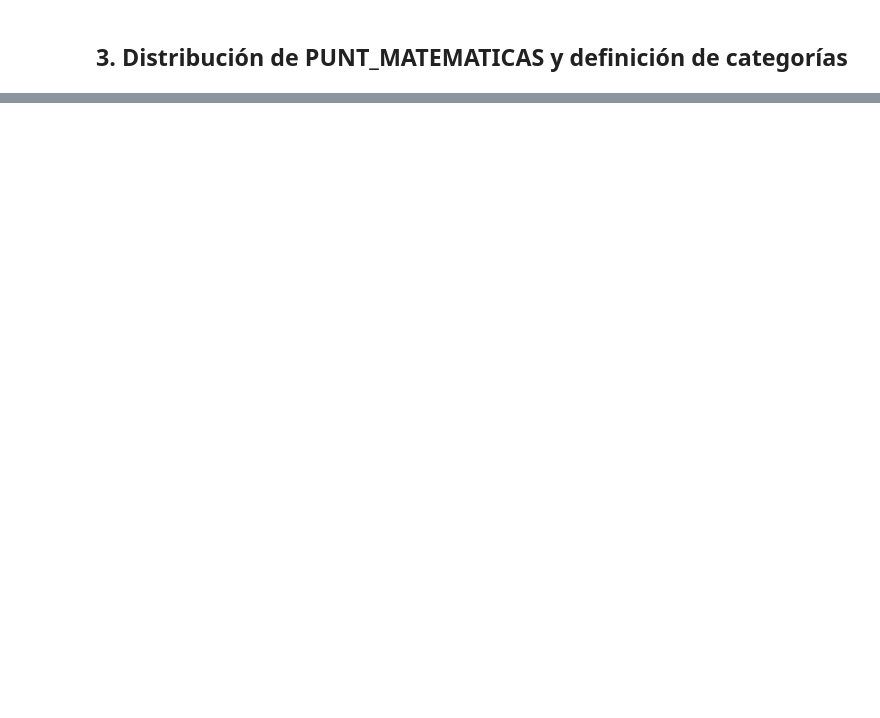
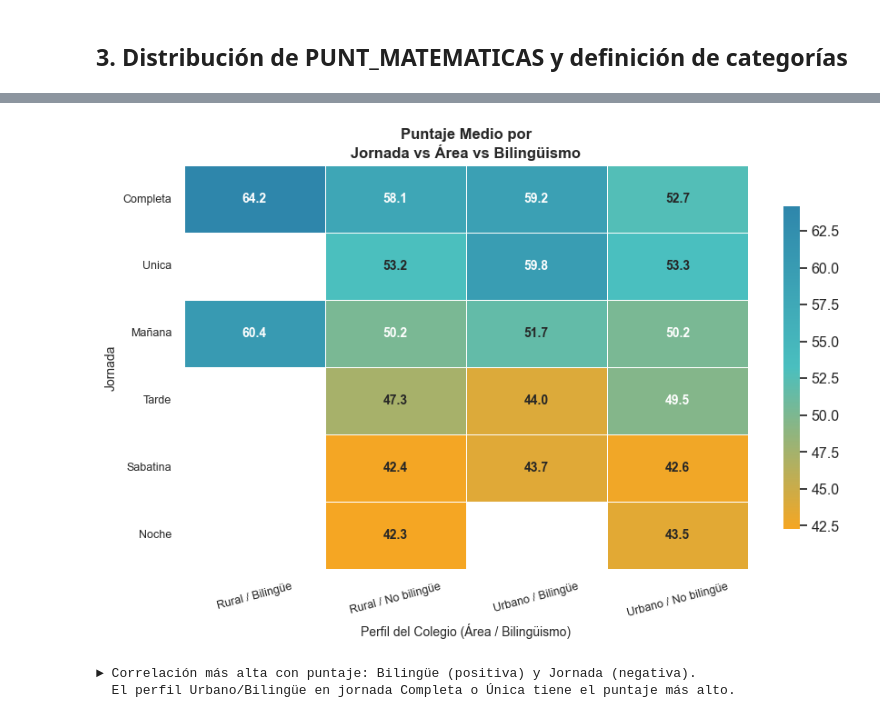
Before and after one commit to danielasolarte/Proyecto2Analitica, a Jupyter notebook: limpieza_exploracion_pregunta1.ipynb, the cells around one changed output, grey strips where cells are left out. Cells and saved outputs as stored; diff of their text form; code cells hidden in the pictures; blank space fills up the shorter version.

```diff
--- a/limpieza_exploracion_pregunta1.ipynb
+++ b/limpieza_exploracion_pregunta1.ipynb
@@ -273,0 +663,79 @@ Alto   140601  62.30    61.00  6.65  55.00  127.00
+# %%
+from matplotlib.colors import LinearSegmentedColormap
+
+# Paleta de colores personalizada (Bajo → Medio → Alto)
+cmap_custom = LinearSegmentedColormap.from_list(
+    'custom_palette',
+    ['#F5A623', '#4ABFBF', '#2E86AB']
+)
+
+# ── Etiquetas en minúsculas con primera letra mayúscula ──────
+etiquetas = ['Área\n(0=Urb, 1=Rur)', 'Bilingüe\n(0=No, 1=Sí)',
+             'Género\n(1=Mix,2=F,3=M)', 'Jornada\n(1=Mañ...6=Sab)',
+             'Puntaje\nMatemáticas']
+
+cols_num = ['COLE_AREA_UBICACION_NUM', 'COLE_BILINGUE_NUM',
+            'COLE_GENERO_NUM', 'COLE_JORNADA_NUM', 'PUNT_MATEMATICAS']
+
+corr = df_limpio[['COLE_AREA_UBICACION_NUM', 'COLE_BILINGUE_NUM',
+                   'COLE_GENERO_NUM', 'COLE_JORNADA_NUM']].join(
+       df['PUNT_MATEMATICAS']).corr()
+
+corr.index   = etiquetas
+corr.columns = etiquetas
+
+######mapa de calor#########
+
+#nombres bonitos
+df['PERFIL'] = (
+    df['COLE_AREA_UBICACION'].str.capitalize() + ' / ' +
+    df['COLE_BILINGUE'].map({'S': 'Bilingüe', 'N': 'No bilingüe'})
+)
+
+#jornada en minúsculas con primera letra mayúscula
+df['JORNADA_LABEL'] = df['COLE_JORNADA'].str.capitalize()
+
+pivot = df.pivot_table(
+    values='PUNT_MATEMATICAS',
+    index='JORNADA_LABEL',
+    columns='PERFIL',
+    aggfunc='mean'
+).round(1)
+
+# Ordenar filas por puntaje medio descendente
+pivot = pivot.loc[pivot.mean(axis=1).sort_values(ascending=False).index]
+
+fig2, ax2 = plt.subplots(figsize=(9, 6), facecolor='white')
+ax2.set_facecolor('white')
+
+sns.heatmap(
+    pivot,
+    annot=True, fmt='.1f',
+    cmap=cmap_custom,
+    linewidths=0.7, linecolor='white',
+    annot_kws={'size': 10, 'weight': 'bold'},
+    cbar_kws={'shrink': 0.8},
+    ax=ax2
+)
+
+for spine in ax2.spines.values():
+    spine.set_visible(False)
+
+ax2.set_title('Puntaje Medio por\nJornada vs Área vs Bilingüismo',
+              fontweight='bold', fontsize=12)
+ax2.set_xlabel('Perfil del Colegio (Área / Bilingüismo)', fontsize=10)
+ax2.set_ylabel('Jornada', fontsize=10)
+ax2.tick_params(axis='x', rotation=15, labelsize=9)
+ax2.tick_params(axis='y', rotation=0,  labelsize=9)
+
+sns.set_style("white")
+ax2.grid(False)
+plt.tight_layout()
+plt.show()
+
+print('► Correlación más alta con puntaje: Bilingüe (positiva) y Jornada (negativa).')
+print('  El perfil Urbano/Bilingüe en jornada Completa o Única tiene el puntaje más alto.')
+# %% [output]
+[figure, added]
+► Correlación más alta con puntaje: Bilingüe (positiva) y Jornada (negativa).
+  El perfil Urbano/Bilingüe en jornada Completa o Única tiene el puntaje más alto.
```
Also changed, not shown: parts of 26 cells of this notebook.
